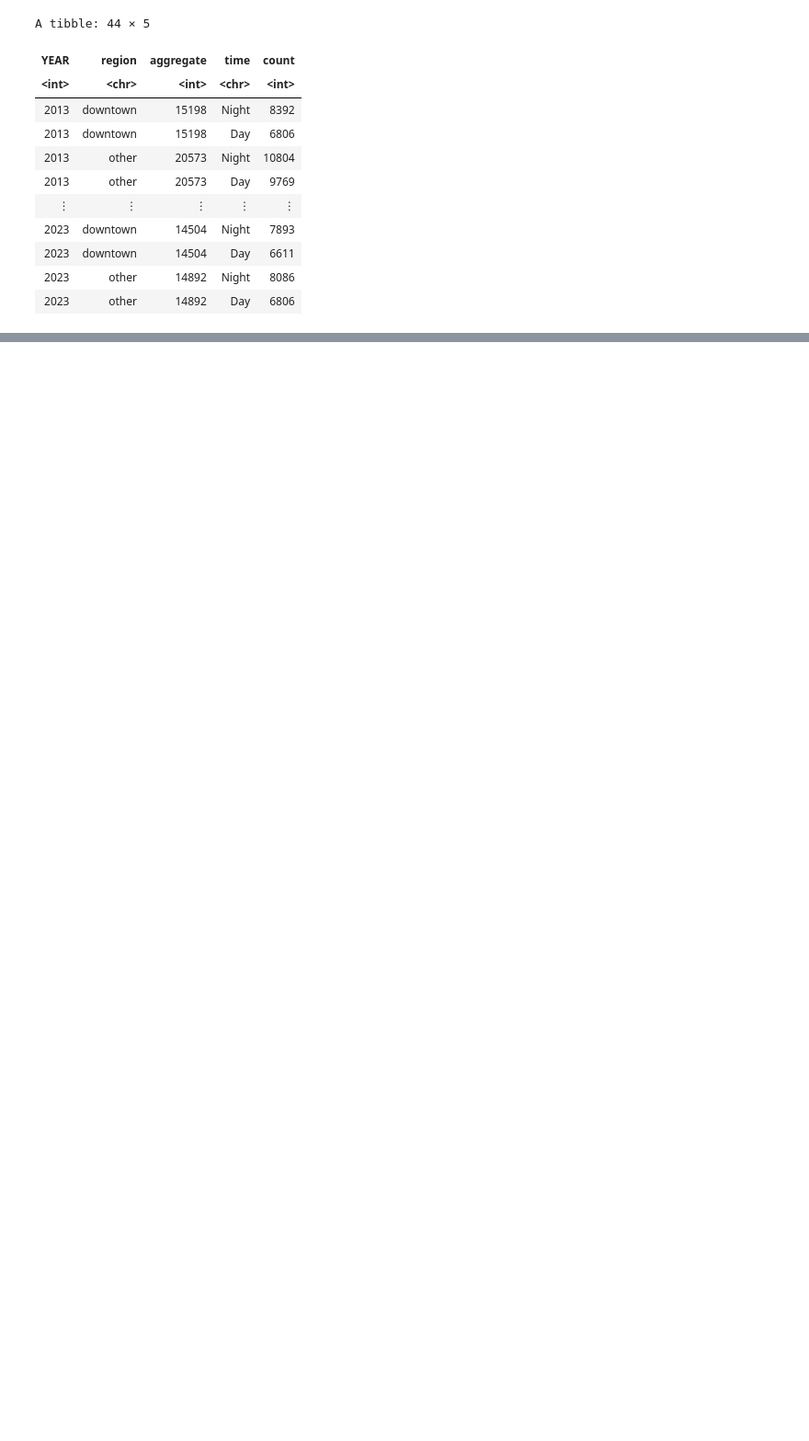
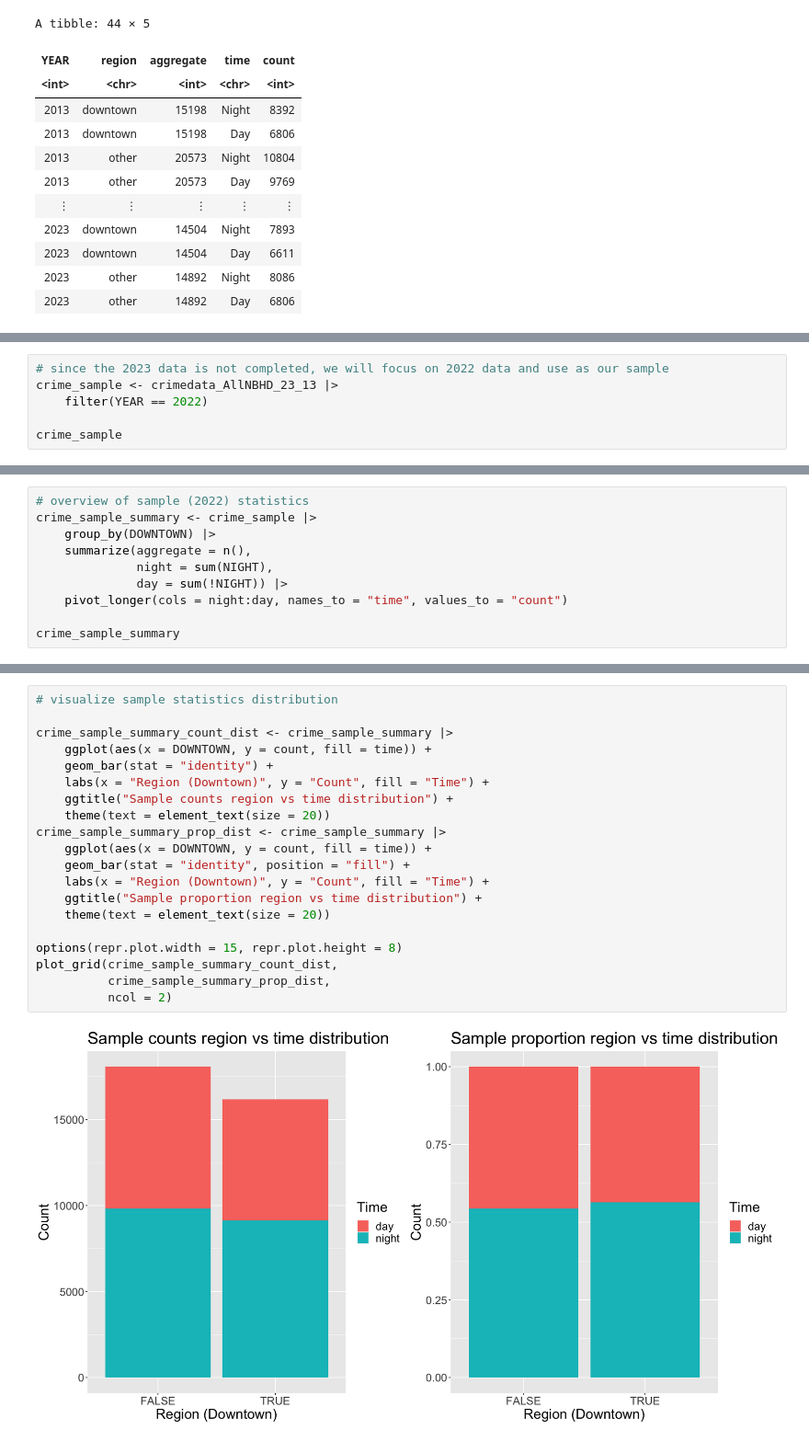
Before and after one commit to AllenCheng5186/STAT201-Group16-Group-Project, a Jupyter notebook: Preliminary Result.ipynb, the cells around one changed output, grey strips where cells are left out. Shown: that part at 92% size. Drawn from its saved outputs; the diff is of its cells as text; blank space fills up the shorter version.

Commit message:
Sample estimate update

```diff
--- a/Preliminary Result.ipynb
+++ b/Preliminary Result.ipynb
@@ -204,3 +204,9 @@ A tibble: 4 × 4
 | downtown | Night | 9640 | 0.2475985 |
 | other | Day | 9594 | 0.2464170 |
 | other | Night | 11407 | 0.2929830 |
+# %%
+# since the 2023 data is not completed, we will focus on 2022 data and use as our sample
+crime_sample <- crimedata_AllNBHD_23_13 |>
+    filter(YEAR == 2022)
+
+crime_sample
@@ -206,0 +226,10 @@ A tibble: 4 × 4
+# %%
+# overview of sample (2022) statistics
+crime_sample_summary <- crime_sample |>
+    group_by(DOWNTOWN) |>
+    summarize(aggregate = n(),
+              night = sum(NIGHT),
+              day = sum(!NIGHT)) |>
+    pivot_longer(cols = night:day, names_to = "time", values_to = "count")
+
+crime_sample_summary
@@ -206,0 +244,22 @@ A tibble: 4 × 4
+# %%
+# visualize sample statistics distribution
+
+crime_sample_summary_count_dist <- crime_sample_summary |>
+    ggplot(aes(x = DOWNTOWN, y = count, fill = time)) +
+    geom_bar(stat = "identity") +
+    labs(x = "Region (Downtown)", y = "Count", fill = "Time") +
+    ggtitle("Sample counts region vs time distribution") +
+    theme(text = element_text(size = 20))
+crime_sample_summary_prop_dist <- crime_sample_summary |>
+    ggplot(aes(x = DOWNTOWN, y = count, fill = time)) +
+    geom_bar(stat = "identity", position = "fill") +
+    labs(x = "Region (Downtown)", y = "Count", fill = "Time") +
+    ggtitle("Sample proportion region vs time distribution") +
+    theme(text = element_text(size = 20))
+
+options(repr.plot.width = 15, repr.plot.height = 8)
+plot_grid(crime_sample_summary_count_dist,
+          crime_sample_summary_prop_dist,
+          ncol = 2)
+# %% [output]
+[figure, added]
```
Also changed, not shown: parts of 5 cells of this notebook.
